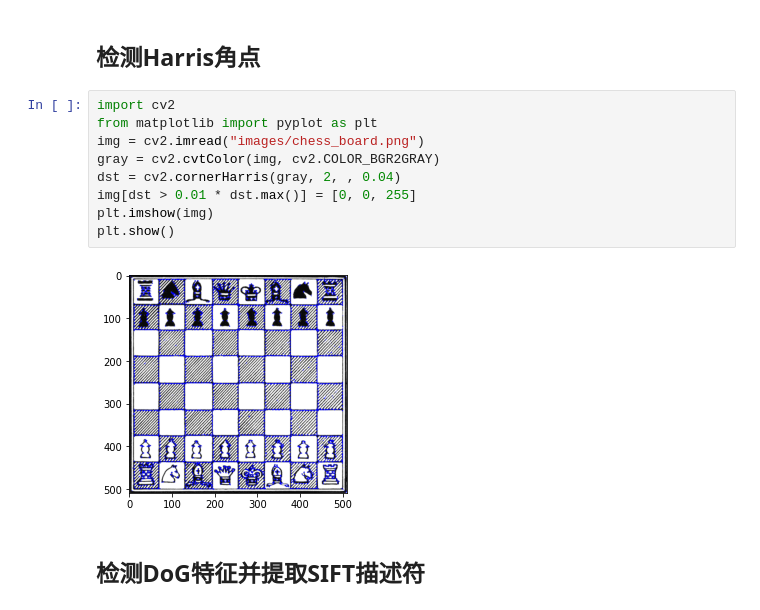
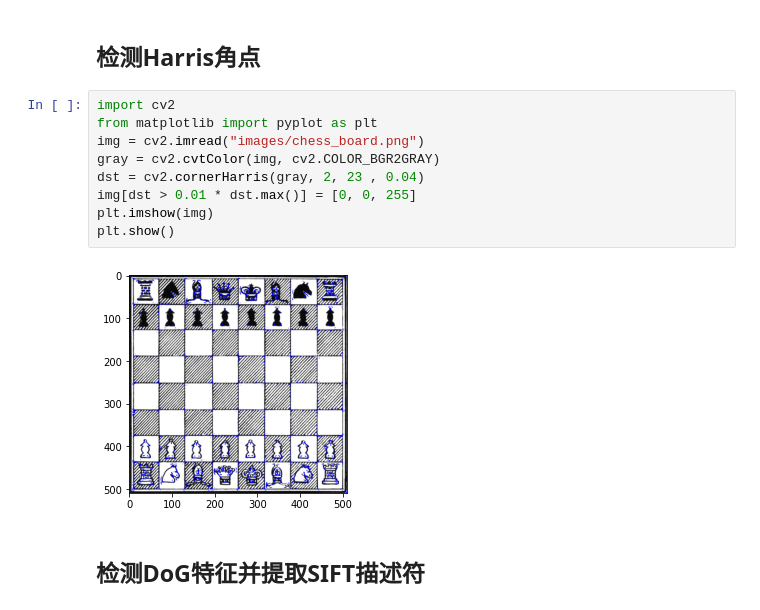
Before and after one commit to w940853815/opencv_test, a Jupyter notebook: chapter6.ipynb, the cells around one changed output. Drawn from its saved outputs; the diff is of its cells as text.

```diff
--- a/chapter6.ipynb
+++ b/chapter6.ipynb
@@ -5,13 +5,13 @@
 # %%
 import cv2
 from matplotlib import pyplot as plt
 img = cv2.imread("images/chess_board.png")
 gray = cv2.cvtColor(img, cv2.COLOR_BGR2GRAY)
-dst = cv2.cornerHarris(gray, 2, , 0.04)
+dst = cv2.cornerHarris(gray, 2, 23 , 0.04)
 img[dst > 0.01 * dst.max()] = [0, 0, 255]
 plt.imshow(img)
 plt.show()
 # %% [output]
-[figure, old version]
+[figure, new version]
 # %% [markdown]
 ## 检测DoG特征并提取SIFT描述符
```
Also changed, not shown: parts of 9 cells of this notebook, 8 other files.
